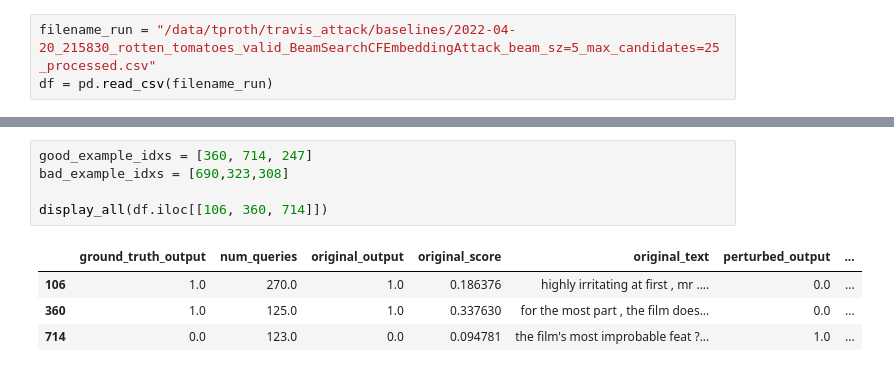
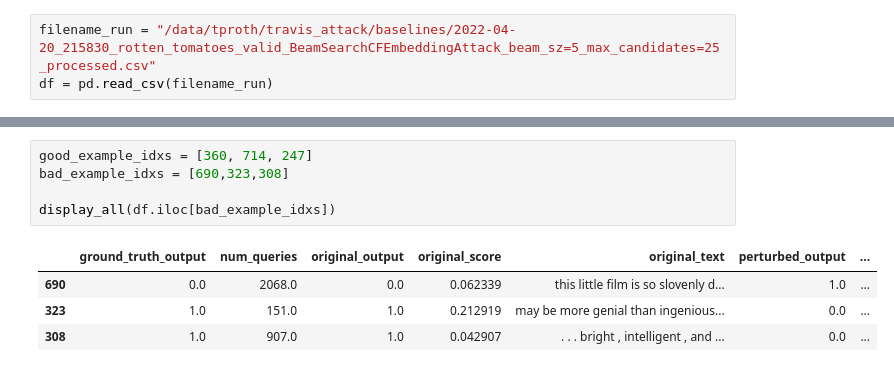
Before and after one commit to puzzler10/travis_attack, a Jupyter notebook: baselines_analysis.ipynb, the cells around one changed output, grey strips where cells are left out. Drawn from its saved outputs; the diff is of its cells as text.

```diff
--- a/baselines_analysis.ipynb
+++ b/baselines_analysis.ipynb
@@ -41,10 +41,10 @@ display_all(df.sample(2))
 # %%
 good_example_idxs = [360, 714, 247]
 bad_example_idxs = [690,323,308]
 
-display_all(df.iloc[[106, 360, 714]])
+display_all(df.iloc[bad_example_idxs])
 # %% [output]
 |  | ground_truth_output | num_queries | original_output | original_score | original_text | perturbed_output | ... |
-| 106 | 1.0 | 270.0 | 1.0 | 0.186376 | highly irritating at first , mr .... | 0.0 | ... |
-| 360 | 1.0 | 125.0 | 1.0 | 0.337630 | for the most part , the film does... | 0.0 | ... |
-| 714 | 0.0 | 123.0 | 0.0 | 0.094781 | the film's most improbable feat ?... | 1.0 | ... |
+| 690 | 0.0 | 2068.0 | 0.0 | 0.062339 | this little film is so slovenly d... | 1.0 | ... |
+| 323 | 1.0 | 151.0 | 1.0 | 0.212919 | may be more genial than ingenious... | 0.0 | ... |
+| 308 | 1.0 | 907.0 | 1.0 | 0.042907 | . . . bright , intelligent , and ... | 0.0 | ... |
```
Also changed, not shown: parts of 1 cell of this notebook, 29 other files.
